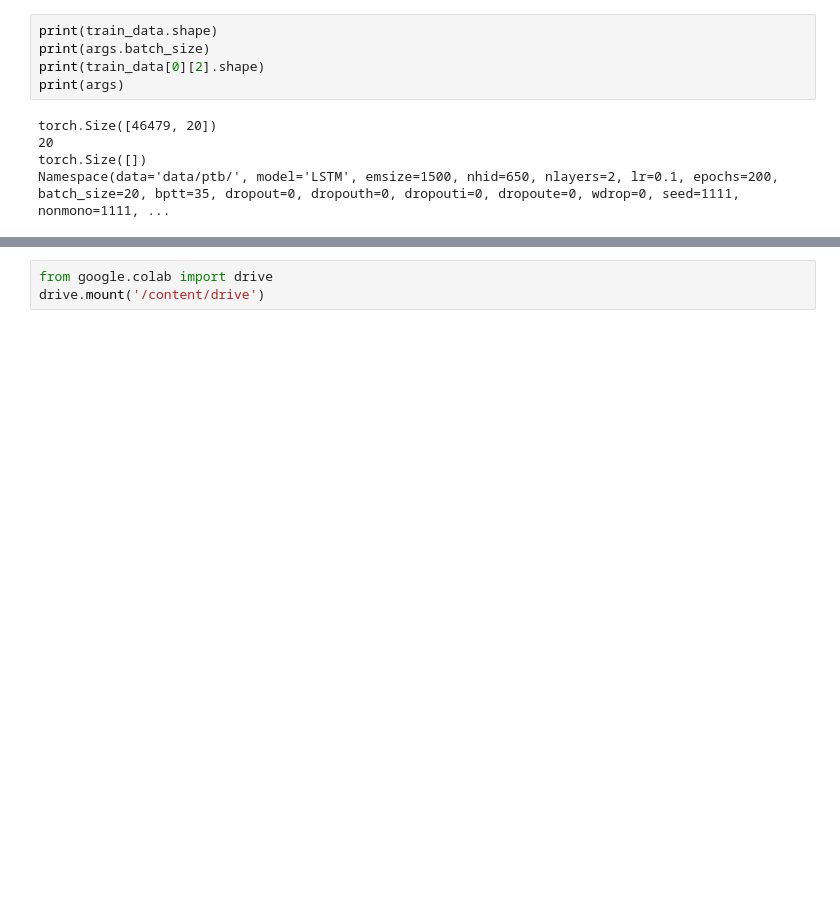
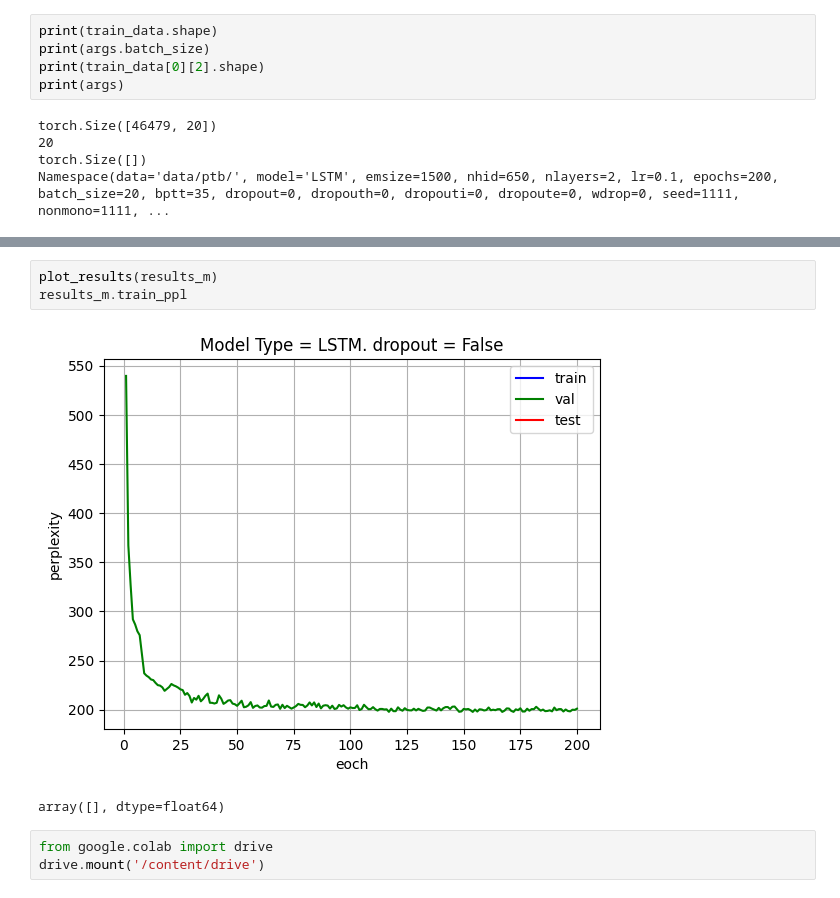
Before and after one commit to AK18k/ex2, a Jupyter notebook: ex2_028064558_027244037_new.ipynb, the cells around one changed output, grey strips where cells are left out. Drawn from its saved outputs; the diff is of its cells as text; blank space fills up the shorter version.

```diff
--- a/ex2_028064558_027244037_new.ipynb
+++ b/ex2_028064558_027244037_new.ipynb
@@ -474,3 +477,9 @@ Exiting from training early
+# %%
+plot_results(results_m)
+results_m.train_ppl
+# %% [output]
+[figure, added]
+array([], dtype=float64)
 # %%
 from google.colab import drive
 drive.mount('/content/drive')
```
Also changed, not shown: parts of 6 cells of this notebook.
